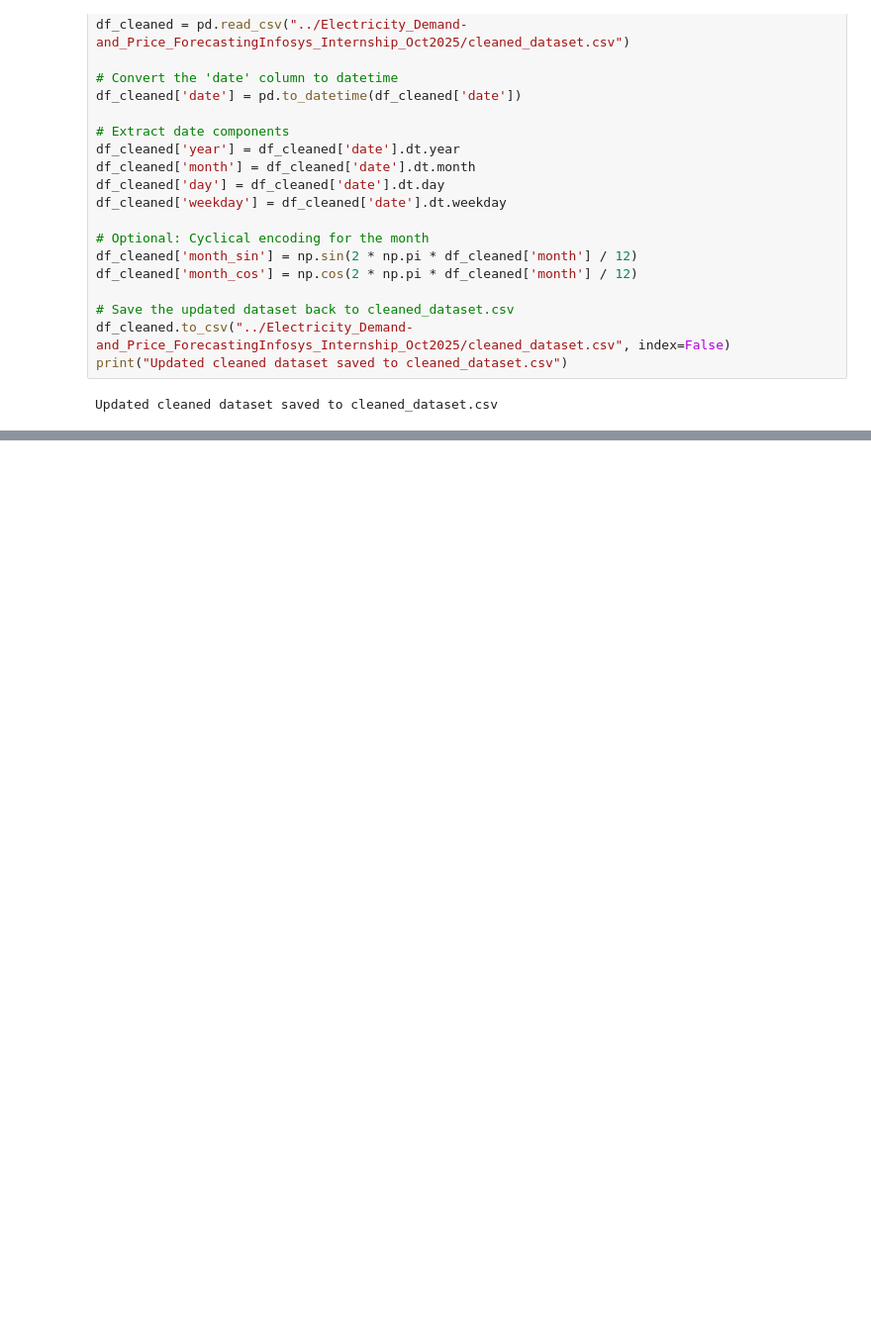
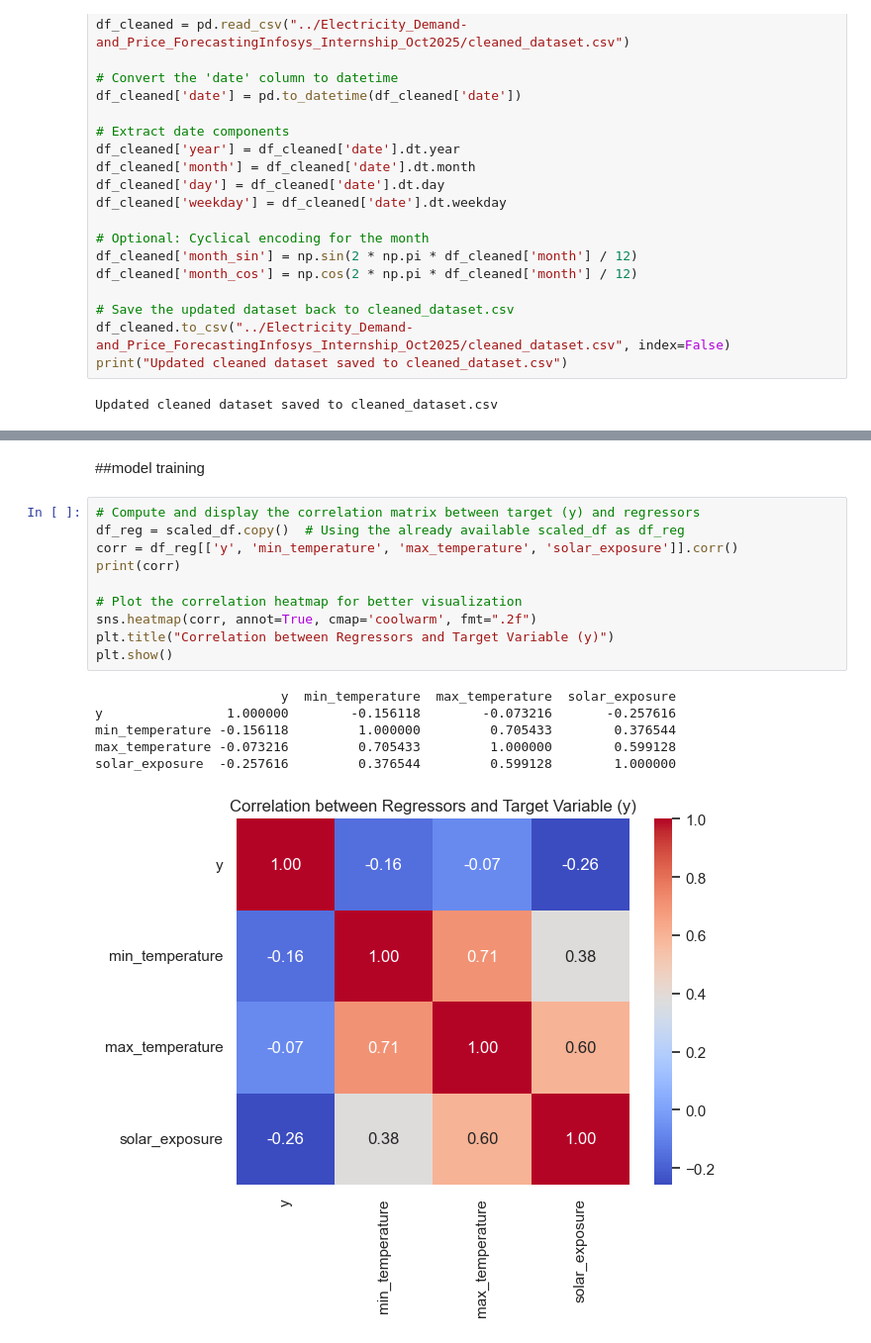
Before and after one commit to amalsalilan/Electricity_Demand-and_Price_ForecastingInfosys_Internship_Oct2025, a Jupyter notebook: main.ipynb, the cells around one changed output, grey strips where cells are left out. Shown at 99% size. Drawn from its saved outputs; the diff is of its cells as text; blank space fills up the shorter version.

```diff
--- a/main.ipynb
+++ b/main.ipynb
@@ -793,0 +1057,19 @@ df_cleaned[numeric_cols] = scaler.fit_transform(df_cleaned[numeric_cols])
+# %% [markdown]
+##model training
+# %%
+# Compute and display the correlation matrix between target (y) and regressors
+df_reg = scaled_df.copy()  # Using the already available scaled_df as df_reg
+corr = df_reg[['y', 'min_temperature', 'max_temperature', 'solar_exposure']].corr()
+print(corr)
+
+# Plot the correlation heatmap for better visualization
+sns.heatmap(corr, annot=True, cmap='coolwarm', fmt=".2f")
+plt.title("Correlation between Regressors and Target Variable (y)")
+plt.show()
+# %% [output]
+                        y  min_temperature  max_temperature  solar_exposure
+y                1.000000        -0.156118        -0.073216       -0.257616
+min_temperature -0.156118         1.000000         0.705433        0.376544
+max_temperature -0.073216         0.705433         1.000000        0.599128
+solar_exposure  -0.257616         0.376544         0.599128        1.000000
+[figure, added]
```
Also changed, not shown: parts of 7 cells of this notebook.
